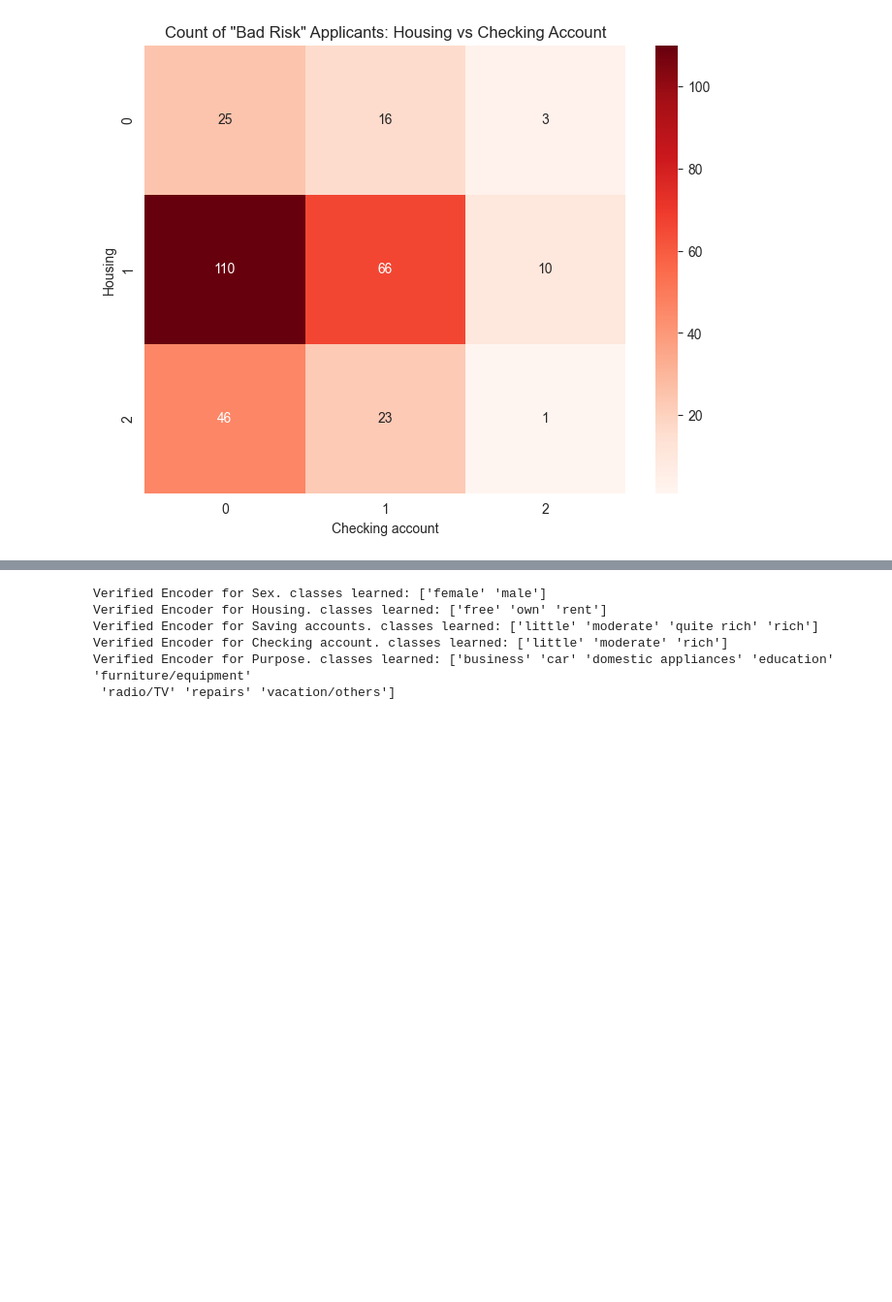
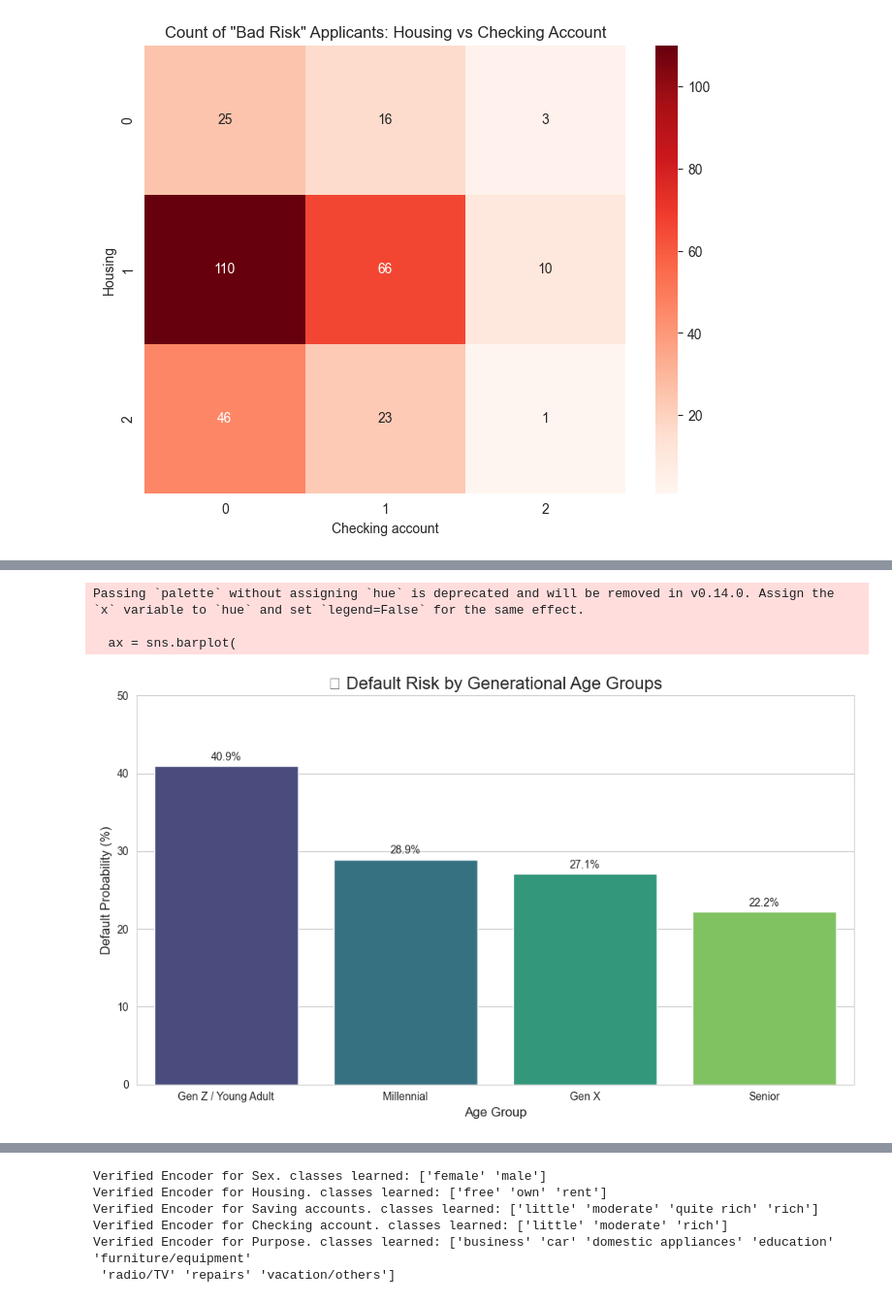
Before and after one commit to chabuzy/credit_risk, a Jupyter notebook: analysis.ipynb, the cells around one changed output, grey strips where cells are left out. Shown at 97% size. Cells and saved outputs as stored; diff of their text form; code cells hidden in the pictures; blank space fills up the shorter version.

```diff
--- a/analysis.ipynb
+++ b/analysis.ipynb
@@ -293,0 +386,19 @@ plt.show()
+# %%
+query_age_risk = """
+SELECT
+    CASE
+        WHEN Age < 25 THEN 'Gen Z / Young Adult'
+        WHEN Age BETWEEN 25 AND 40 THEN 'Millennial'
+        WHEN Age BETWEEN 41 AND 60 THEN 'Gen X'
+        ELSE 'Senior'
+    END AS Age_Group,
+    COUNT(*) AS Count,
+    AVG("Credit amount") AS Avg_Credit,
+    SUM(CASE WHEN Risk = 'bad' THEN 1 ELSE 0 END) * 100.0 / COUNT(*) AS Risk_Percent
+FROM df
+GROUP BY Age_Group
+ORDER BY Risk_Percent DESC;
+"""
+
+age_risk_df = duckdb.query(query_age_risk).df()
+display(age_risk_df)
@@ -293,0 +440,30 @@ plt.show()
+# %%
+plt.figure(figsize=(10, 6))
+
+# Sort by Risk_Percent for better visualization
+age_risk_df = age_risk_df.sort_values('Risk_Percent', ascending=False)
+
+ax = sns.barplot(
+    data=age_risk_df,
+    x='Age_Group',
+    y='Risk_Percent',
+    palette='viridis'
+)
+
+plt.title('📅 Default Risk by Generational Age Groups', fontsize=16)
+plt.ylabel('Default Probability (%)', fontsize=12)
+plt.xlabel('Age Group', fontsize=12)
+plt.ylim(0, 50) # Set limit to 50% for perspective
+
+# Add labels
+for i in ax.containers:
+    ax.bar_label(i, fmt='%.1f%%', label_type='edge', padding=3)
+
+plt.tight_layout()
+plt.savefig('strategic_insight_2.png')
+plt.show()
+# %% [output]
+Passing `palette` without assigning `hue` is deprecated and will be removed in v0.14.0. Assign the `x` variable to `hue` and set `legend=False` for the same effect.
+
+  ax = sns.barplot(
+[figure, added]
```
Also changed, not shown: parts of 10 cells of this notebook, 1 other file.
